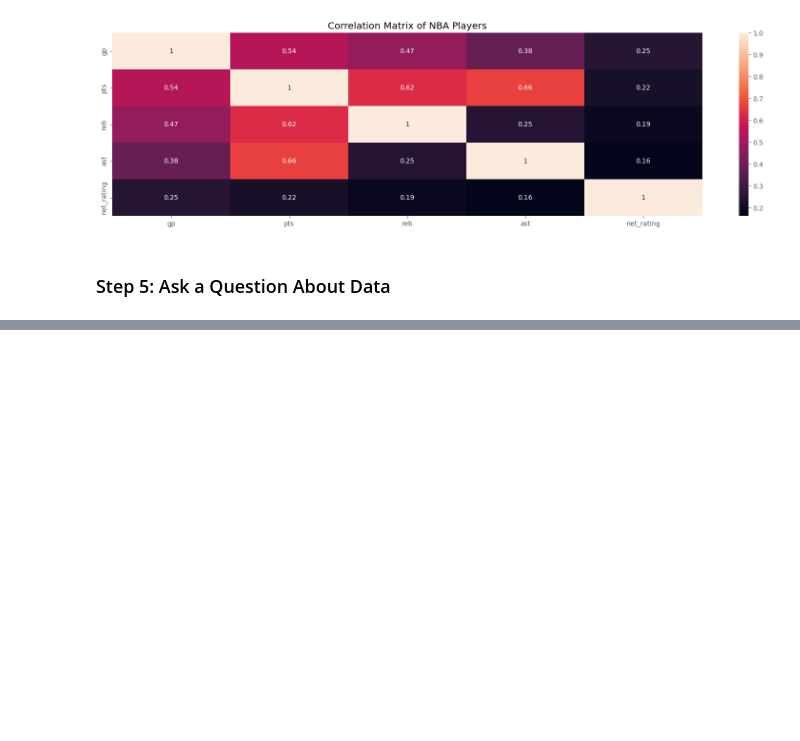
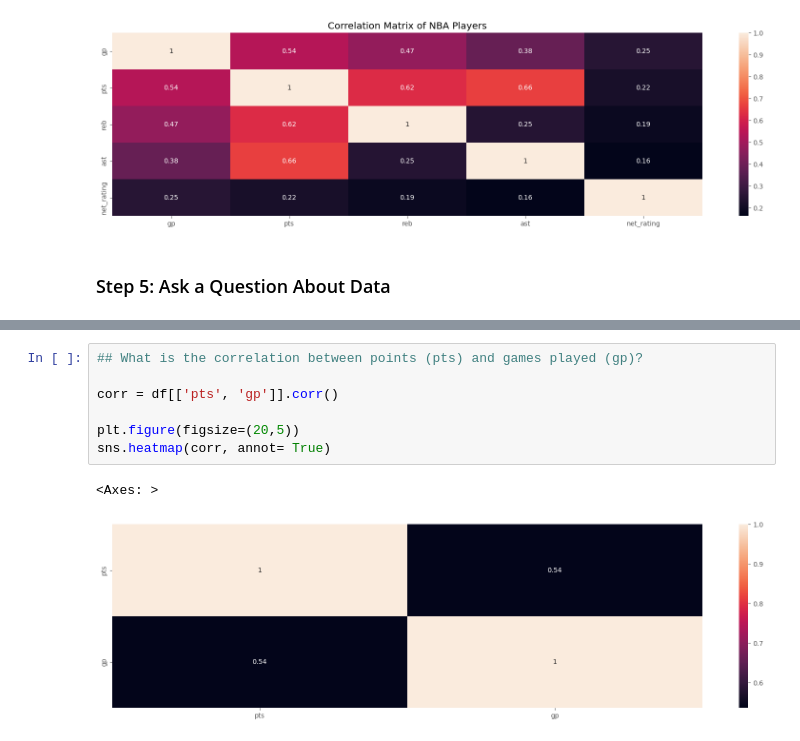
Before and after one commit to kaan4dev/nbaAnalysis, a Jupyter notebook: nba.ipynb, the cells around one changed output, grey strips where cells are left out. Cells and saved outputs as stored; diff of their text form; blank space fills up the shorter version.

```diff
--- a/nba.ipynb
+++ b/nba.ipynb
@@ -221,0 +258,10 @@ plt.show()
+# %%
+## What is the correlation between points (pts) and games played (gp)?
+
+corr = df[['pts', 'gp']].corr()
+
+plt.figure(figsize=(20,5))
+sns.heatmap(corr, annot= True)
+# %% [output]
+<Axes: >
+[figure, added]
```
Also changed, not shown: parts of 12 cells of this notebook, 2 other files.
